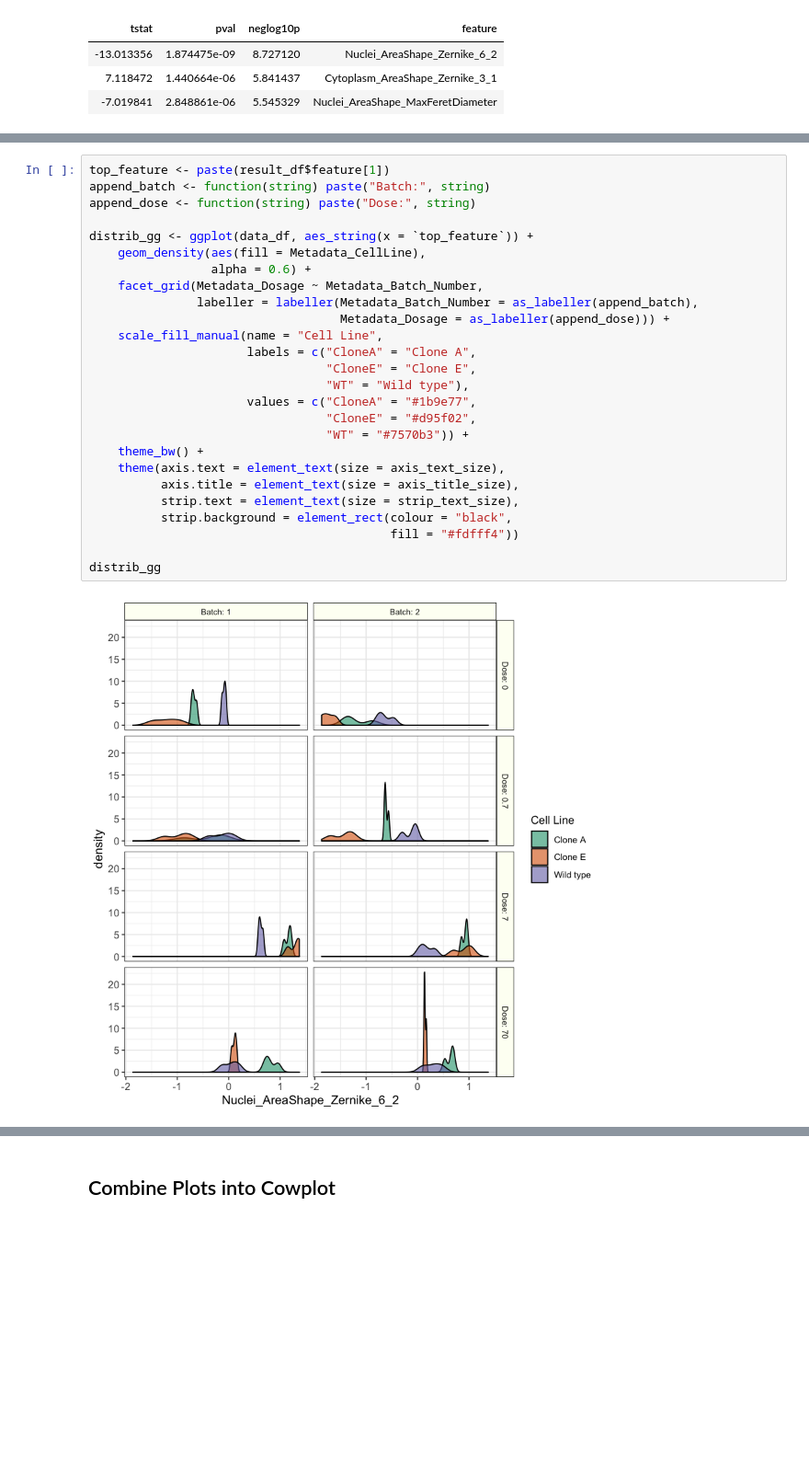
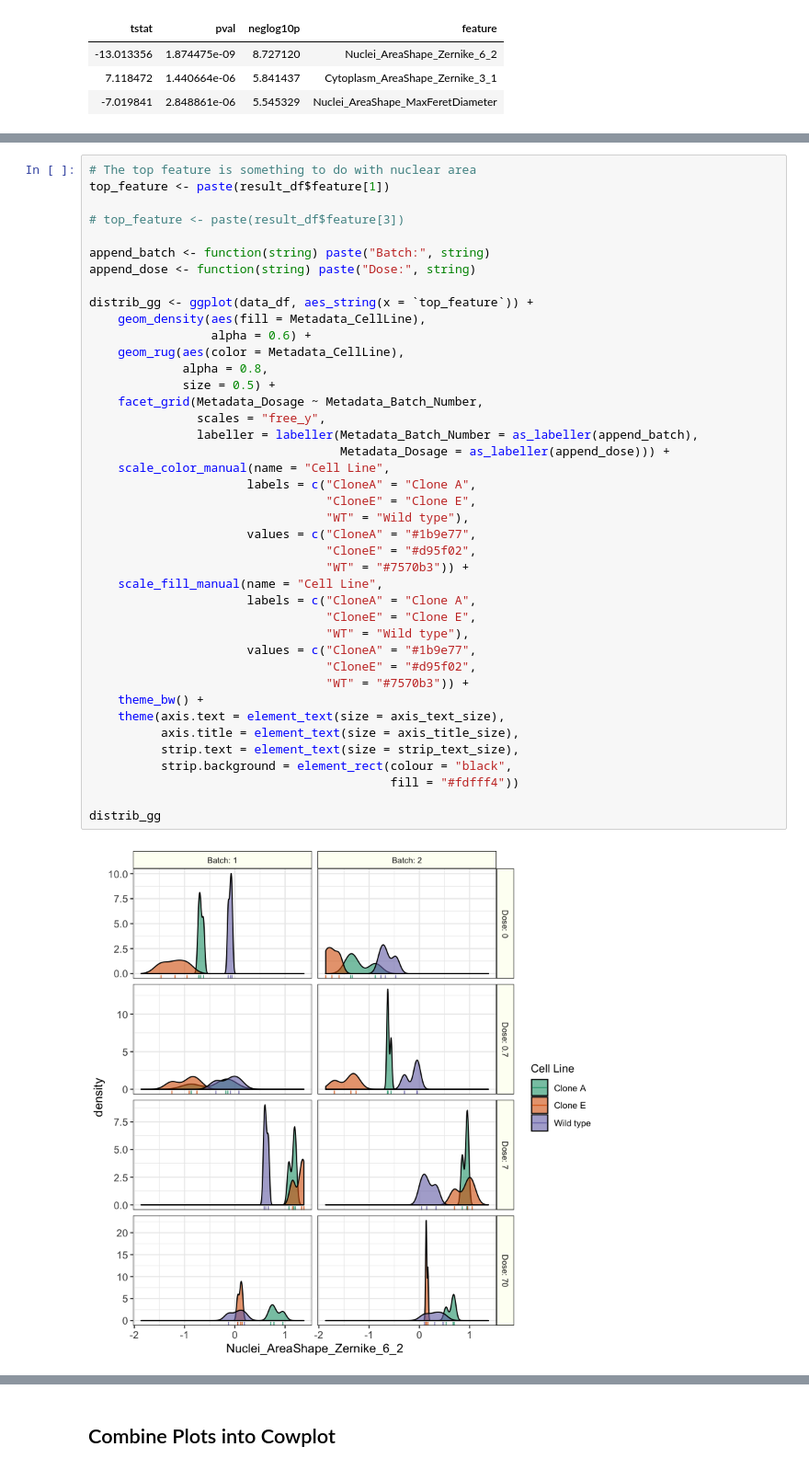
Before and after one commit to broadinstitute/profiling-resistance-mechanisms, a Jupyter notebook: discover-feature-differences.ipynb, the cells around one changed output, grey strips where cells are left out. Shown at 92% size. Drawn from its saved outputs; the diff is of its cells as text; blank space fills up the shorter version.

Commit message:
reduce size of labels, remove overlap
also add geom_rug

```diff
--- a/discover-feature-differences.ipynb
+++ b/discover-feature-differences.ipynb
@@ -105,28 +106,43 @@ ttest_gg
 # %%
+# The top feature is something to do with nuclear area
 top_feature <- paste(result_df$feature[1])
+
+# top_feature <- paste(result_df$feature[3])
+
 append_batch <- function(string) paste("Batch:", string)
 append_dose <- function(string) paste("Dose:", string)
 
 distrib_gg <- ggplot(data_df, aes_string(x = `top_feature`)) +
     geom_density(aes(fill = Metadata_CellLine),
                  alpha = 0.6) +
+    geom_rug(aes(color = Metadata_CellLine),
+             alpha = 0.8,
+             size = 0.5) +
     facet_grid(Metadata_Dosage ~ Metadata_Batch_Number,
+               scales = "free_y",
                labeller = labeller(Metadata_Batch_Number = as_labeller(append_batch),
                                    Metadata_Dosage = as_labeller(append_dose))) +
+    scale_color_manual(name = "Cell Line",
+                      labels = c("CloneA" = "Clone A",
+                                 "CloneE" = "Clone E",
+                                 "WT" = "Wild type"),
+                      values = c("CloneA" = "#1b9e77",
+                                 "CloneE" = "#d95f02",
+                                 "WT" = "#7570b3")) +
     scale_fill_manual(name = "Cell Line",
                       labels = c("CloneA" = "Clone A",
                                  "CloneE" = "Clone E",
                                  "WT" = "Wild type"),
                       values = c("CloneA" = "#1b9e77",
                                  "CloneE" = "#d95f02",
                                  "WT" = "#7570b3")) +
     theme_bw() +
     theme(axis.text = element_text(size = axis_text_size),
           axis.title = element_text(size = axis_title_size),
           strip.text = element_text(size = strip_text_size),
           strip.background = element_rect(colour = "black",
                                           fill = "#fdfff4"))
 
 distrib_gg
 # %% [output]
-[figure, old version]
+[figure, new version]
```
Also changed, not shown: parts of 5 cells of this notebook, 1 other file.
